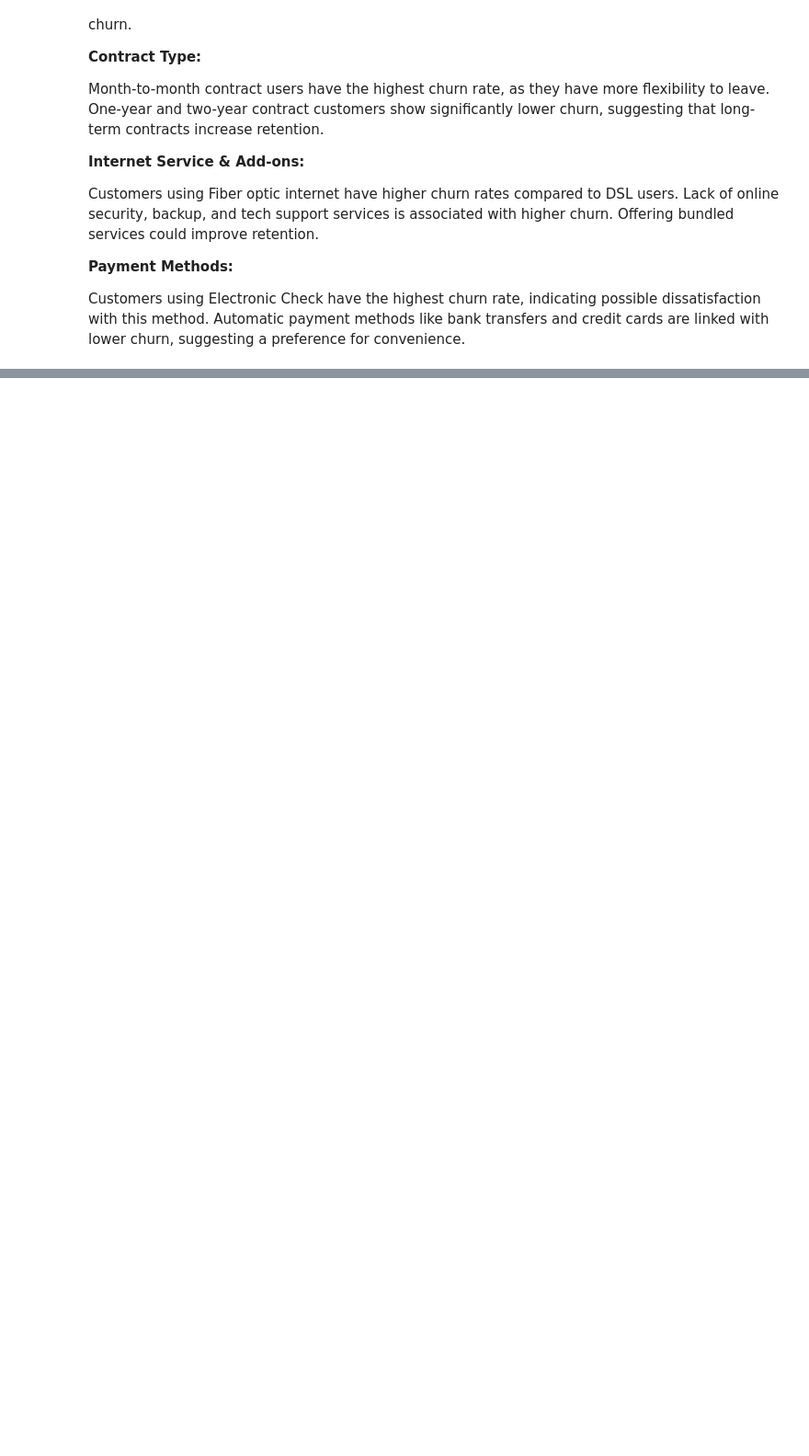
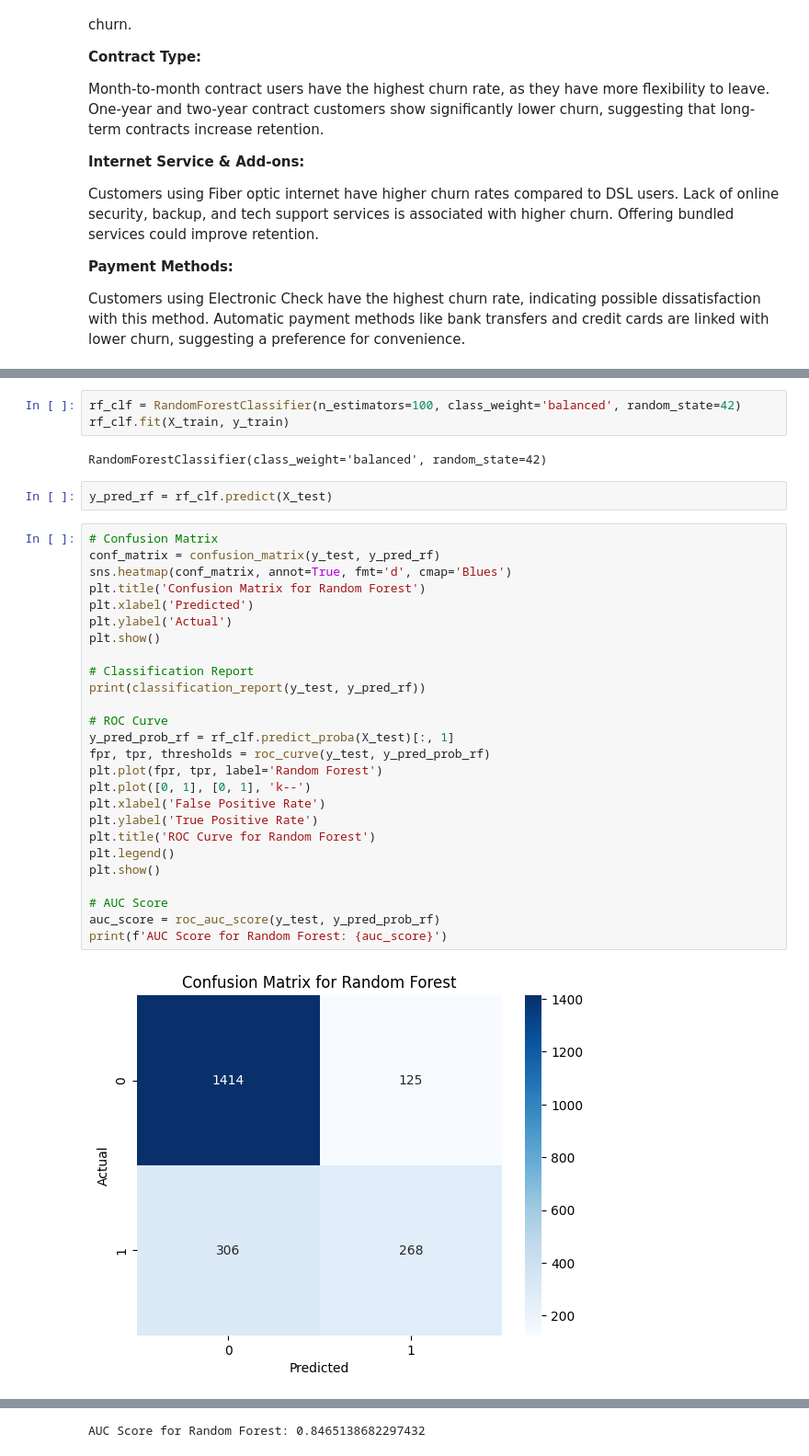
Before and after one commit to kinjalraval2225/Master_project, a Jupyter notebook: Telco_Chrun.ipynb, the cells around one changed output, grey strips where cells are left out. Shown at 92% size. Drawn from its saved outputs; the diff is of its cells as text; blank space fills up the shorter version.

```diff
--- a/Telco_Chrun.ipynb
+++ b/Telco_Chrun.ipynb
@@ -372,0 +466,35 @@ Customers using Electronic Check have the highest churn rate, indicating possibl
+# %%
+rf_clf = RandomForestClassifier(n_estimators=100, class_weight='balanced', random_state=42)
+rf_clf.fit(X_train, y_train)
+# %% [output]
+RandomForestClassifier(class_weight='balanced', random_state=42)
+# %%
+y_pred_rf = rf_clf.predict(X_test)
+# %%
+# Confusion Matrix
+conf_matrix = confusion_matrix(y_test, y_pred_rf)
+sns.heatmap(conf_matrix, annot=True, fmt='d', cmap='Blues')
+plt.title('Confusion Matrix for Random Forest')
+plt.xlabel('Predicted')
+plt.ylabel('Actual')
+plt.show()
+
+# Classification Report
+print(classification_report(y_test, y_pred_rf))
+
+# ROC Curve
+y_pred_prob_rf = rf_clf.predict_proba(X_test)[:, 1]
+fpr, tpr, thresholds = roc_curve(y_test, y_pred_prob_rf)
+plt.plot(fpr, tpr, label='Random Forest')
+plt.plot([0, 1], [0, 1], 'k--')
+plt.xlabel('False Positive Rate')
+plt.ylabel('True Positive Rate')
+plt.title('ROC Curve for Random Forest')
+plt.legend()
+plt.show()
+
+# AUC Score
+auc_score = roc_auc_score(y_test, y_pred_prob_rf)
+print(f'AUC Score for Random Forest: {auc_score}')
+# %% [output]
+[figure, added]
@@ -372,0 +510 @@ Customers using Electronic Check have the highest churn rate, indicating possibl
+AUC Score for Random Forest: 0.8465138682297432
```
Also changed, not shown: parts of 14 cells of this notebook.
